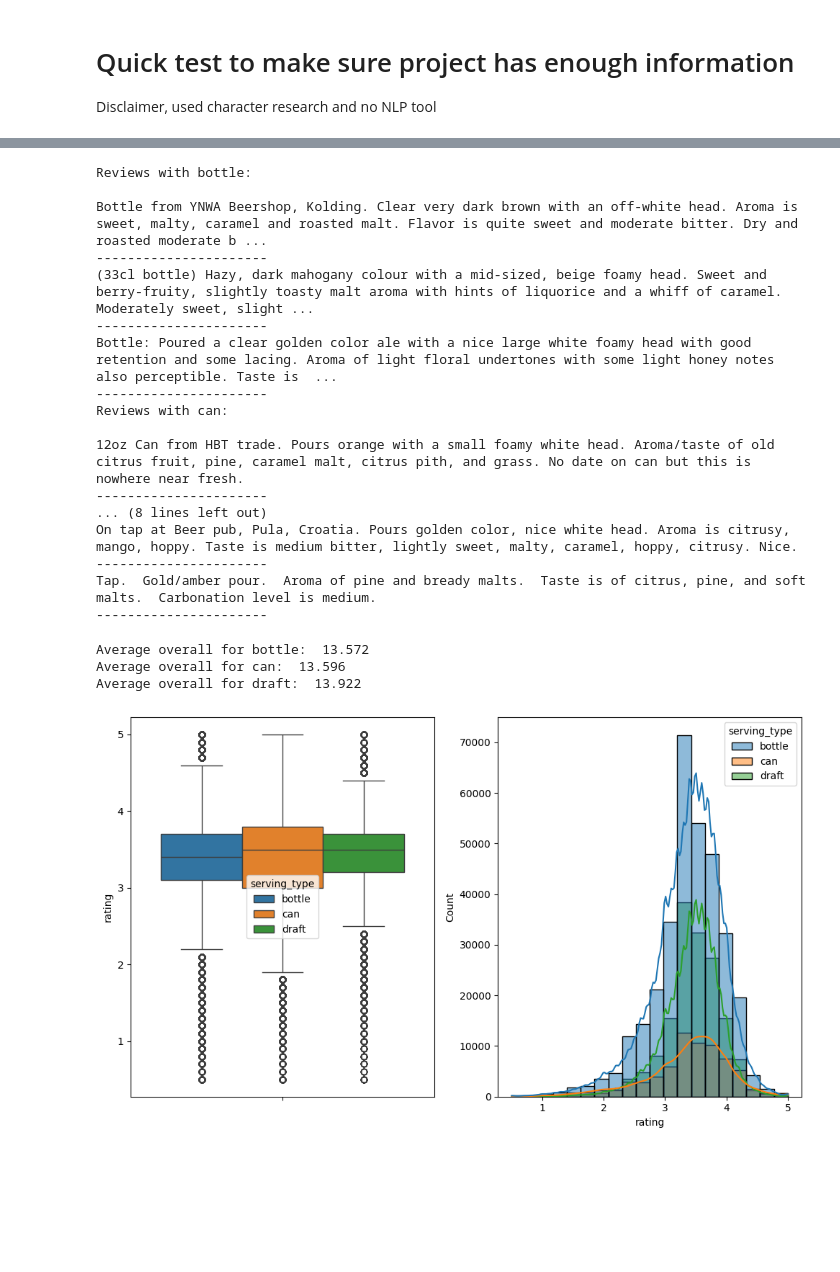
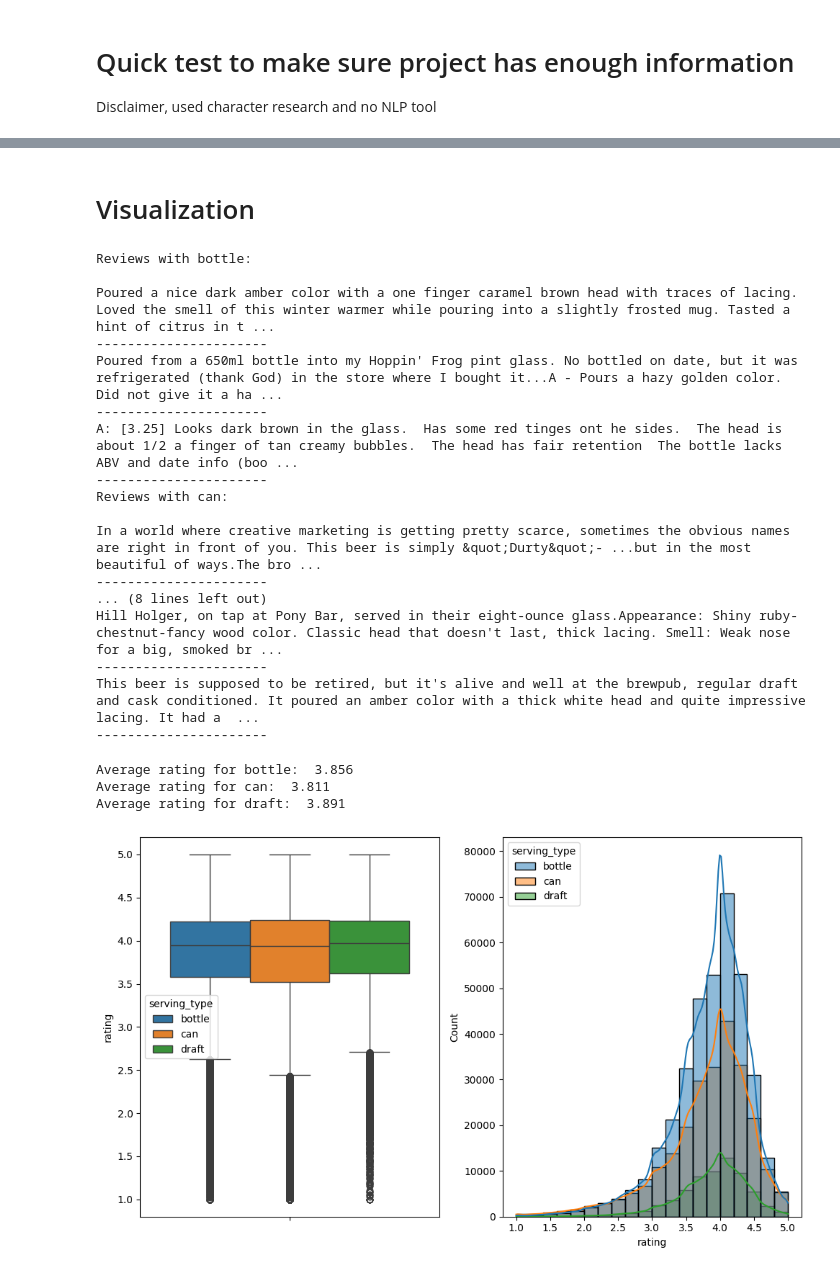
Before and after one commit to epfl-ada/ada-2023-project-beeradaventure46, a Jupyter notebook: NB01_test.ipynb, the cells around one changed output, grey strips where cells are left out. Cells and saved outputs as stored; diff of their text form; code cells hidden in the pictures; blank space fills up the shorter version.

Commit message:
filtering and enrichment

```diff
--- a/NB01_test.ipynb
+++ b/NB01_test.ipynb
@@ -99,6 +59,10 @@ Number of reviews with draft:  157776
 # %%
 #create a new column with the serving type
-ratings_rb['serving_type'] = ratings_rb[['bottle', 'can', 'draft']].idxmax(axis=1)
-ratings_rb.sample(3)
+df['serving_type'] = df[['bottle', 'can', 'draft']].idxmax(axis=1)
+
+# drop the columns bottle, can and draft
+df.drop(['bottle', 'can', 'draft'], axis=1, inplace=True)
+
+df.sample(3)
 # %% [output]
 |  | beer_name | beer_id | brewery_name | brewery_id | style | abv | date | user_name | user_id | ... |
@@ -107,0 +81,11 @@ ratings_rb.sample(3)
+# %%
+# compute the number of valid reviews per user
+df['user_nbr_reviews_computed'] = df.groupby('user_id')['user_id'].transform('count')
+
+# compute the number of valid reviews per beer
+df['beer_nbr_reviews_computed'] = df.groupby('beer_id')['beer_id'].transform('count')
+
+# compute the avg rating per beer
+df['beer_avg_computed'] = df.groupby('beer_id')['rating'].transform('mean')
+
+df.sample(3)
@@ -107,0 +116,19 @@ ratings_rb.sample(3)
+# %%
+#Filtering to remove users and beers with less reviews
+
+min_nbr_reviews_per_user = 10
+min_nbr_reviews_per_beer = 20
+
+len0 = df.shape[0]
+
+# remove every row where the number of reviews per user is less than min_nbr_reviews_per_user
+df_filter = df[df['user_nbr_reviews_computed'] >= min_nbr_reviews_per_user]
+
+# remove every row where the number of reviews per beer is less than min_nbr_reviews_per_beer
+df_filter_full = df_filter[df_filter['beer_nbr_reviews_computed'] >= min_nbr_reviews_per_beer]
+
+print('We removed {} rows, leaving us with {} %% of the original dataset'.format(len0 - df_filter_full.shape[0], round(df_filter_full.shape[0] / len0 * 100, 2)))
+print('We have {} valid reviews'.format(df_filter_full.shape[0]))
+
+# print the number of reviews for each serving type
+df_filter_full['serving_type'].value_counts(normalize=False)
@@ -108,53 +143,57 @@ ratings_rb.sample(3)
+# %% [markdown]
+# Visualization
+# %%
+df = df_filter_full.copy()
 # %%
 # print some reviews for each serving type
 print('Reviews with bottle:\n')
-for text in ratings_rb[ratings_rb['serving_type'] == 'bottle']['text'].sample(3):
+for text in df[df['serving_type'] == 'bottle']['text'].sample(3):
     print(text)
     print('----------------------')
 print('Reviews with can:\n')
-for text in ratings_rb[ratings_rb['serving_type'] == 'can']['text'].sample(3):
+for text in df[df['serving_type'] == 'can']['text'].sample(3):
     print(text)
     print('----------------------')
 print('Reviews with draft:\n')
-for text in ratings_rb[ratings_rb['serving_type'] == 'draft']['text'].sample(3):
+for text in df[df['serving_type'] == 'draft']['text'].sample(3):
     print(text)
     print('----------------------')
 # %% [output]
 Reviews with bottle:
 
-Bottle from YNWA Beershop, Kolding. Clear very dark brown with an off-white head. Aroma is sweet, malty, caramel and roasted malt. Flavor is quite sweet and moderate bitter. Dry and roasted moderate b ...
+Poured a nice dark amber color with a one finger caramel brown head with traces of lacing. Loved the smell of this winter warmer while pouring into a slightly frosted mug. Tasted a hint of citrus in t ...
 ----------------------
-(33cl bottle) Hazy, dark mahogany colour with a mid-sized, beige foamy head. Sweet and berry-fruity, slightly toasty malt aroma with hints of liquorice and a whiff of caramel. Moderately sweet, slight ...
+Poured from a 650ml bottle into my Hoppin' Frog pint glass. No bottled on date, but it was refrigerated (thank God) in the store where I bought it...A - Pours a hazy golden color. Did not give it a ha ...
 ----------------------
-Bottle: Poured a clear golden color ale with a nice large white foamy head with good retention and some lacing. Aroma of light floral undertones with some light honey notes also perceptible. Taste is  ...
+A: [3.25] Looks dark brown in the glass.  Has some red tinges ont he sides.  The head is about 1/2 a finger of tan creamy bubbles.  The head has fair retention  The bottle lacks ABV and date info (boo ...
 ----------------------
 Reviews with can:
 
-12oz Can from HBT trade. Pours orange with a small foamy white head. Aroma/taste of old citrus fruit, pine, caramel malt, citrus pith, and grass. No date on can but this is nowhere near fresh.
+In a world where creative marketing is getting pretty scarce, sometimes the obvious names are right in front of you. This beer is simply &quot;Durty&quot;- ...but in the most beautiful of ways.The bro ...
 ----------------------
 ... (8 lines left out)
-On tap at Beer pub, Pula, Croatia. Pours golden color, nice white head. Aroma is citrusy, mango, hoppy. Taste is medium bitter, lightly sweet, malty, caramel, hoppy, citrusy. Nice.
+Hill Holger, on tap at Pony Bar, served in their eight-ounce glass.Appearance: Shiny ruby-chestnut-fancy wood color. Classic head that doesn't last, thick lacing. Smell: Weak nose for a big, smoked br ...
 ----------------------
-Tap.  Gold/amber pour.  Aroma of pine and bready malts.  Taste is of citrus, pine, and soft malts.  Carbonation level is medium.
+This beer is supposed to be retired, but it's alive and well at the brewpub, regular draft and cask conditioned. It poured an amber color with a thick white head and quite impressive lacing. It had a  ...
 ----------------------
 # %%
 # print the average value of the rating for each serving type
-comp_str = 'overall'
-print('Average ' + comp_str + ' for bottle: ', round(ratings_rb[ratings_rb['serving_type'] == 'bottle'][comp_str].mean(), 3))
-print('Average ' + comp_str + ' for can: ', round(ratings_rb[ratings_rb['serving_type'] == 'can'][comp_str].mean(), 3))
-print('Average ' + comp_str + ' for draft: ', round(ratings_rb[ratings_rb['serving_type'] == 'draft'][comp_str].mean(), 3))
+comp_str = 'rating'
+print('Average ' + comp_str + ' for bottle: ', round(df[df['serving_type'] == 'bottle'][comp_str].mean(), 3))
+print('Average ' + comp_str + ' for can: ', round(df[df['serving_type'] == 'can'][comp_str].mean(), 3))
+print('Average ' + comp_str + ' for draft: ', round(df[df['serving_type'] == 'draft'][comp_str].mean(), 3))
 # %% [output]
-Average overall for bottle:  13.572
-Average overall for can:  13.596
-Average overall for draft:  13.922
+Average rating for bottle:  3.856
+Average rating for can:  3.811
+Average rating for draft:  3.891
 # %%
 # show boxplot of ratings for bottle, can and draft
 plt.figure(figsize=(10, 6))
 plt.subplot(121)
-sns.boxplot(data=ratings_rb, hue='serving_type', y='rating')
+sns.boxplot(data=df, hue='serving_type', y='rating')
 plt.subplot(122)
-sns.histplot(data=ratings_rb, hue='serving_type', x='rating', kde=True, bins=20)
+sns.histplot(data=df, hue='serving_type', x='rating', kde=True, bins=20)
 plt.tight_layout()
 plt.show()
 # %% [output]
-[figure, old version]
+[figure, new version]
```
Also changed, not shown: parts of 20 cells of this notebook.
